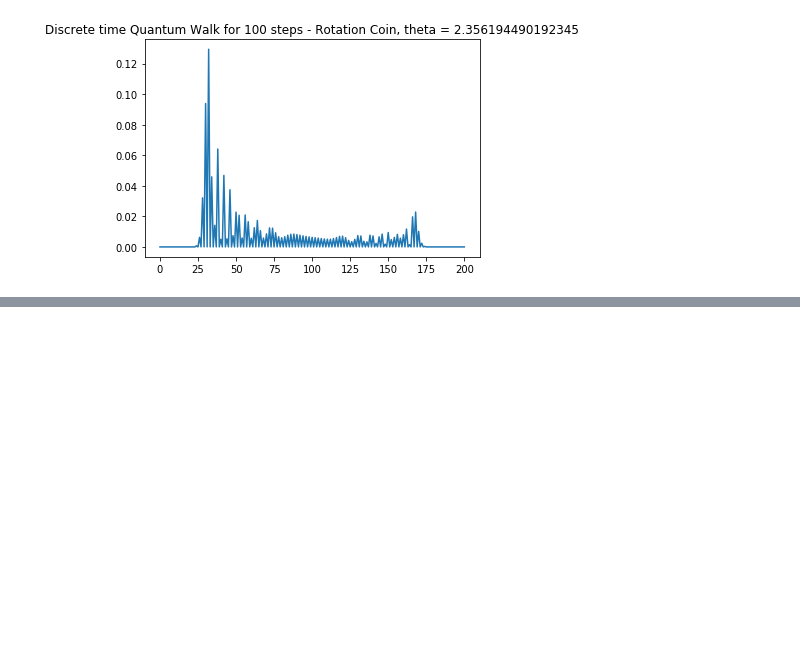
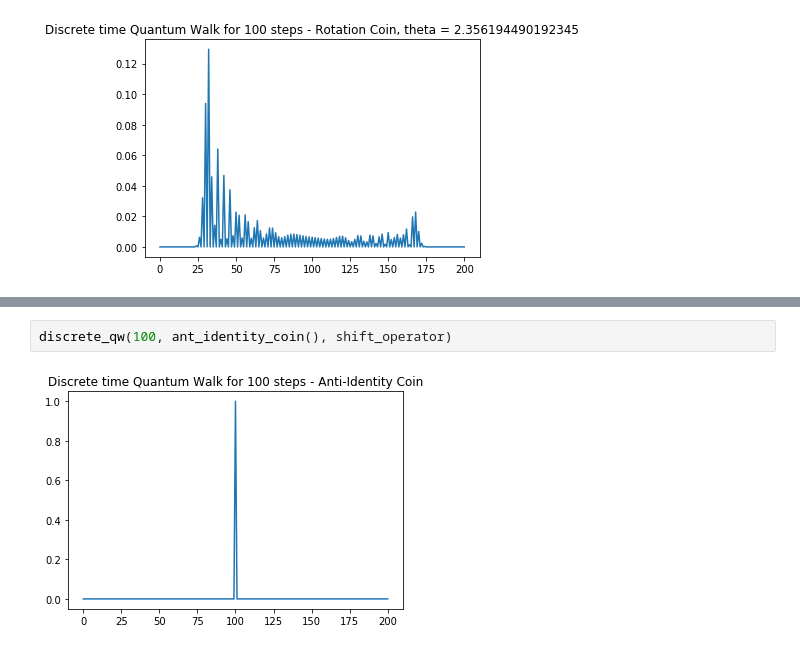
Before and after one commit to gmitchener/quantum_project, a Jupyter notebook: random_walk.ipynb, the cells around one changed output, grey strips where cells are left out. Saved outputs shown, nothing was run; the diff lists cells and outputs as text; blank space fills up the shorter version.

```diff
--- a/random_walk.ipynb
+++ b/random_walk.ipynb
@@ -85,0 +98,4 @@ discrete_qw(100, rotation_coin((3/4)*np.pi), shift_operator)
+# %%
+discrete_qw(100, ant_identity_coin(), shift_operator)
+# %% [output]
+[figure, added]
```
Also changed, not shown: parts of 4 cells of this notebook.
